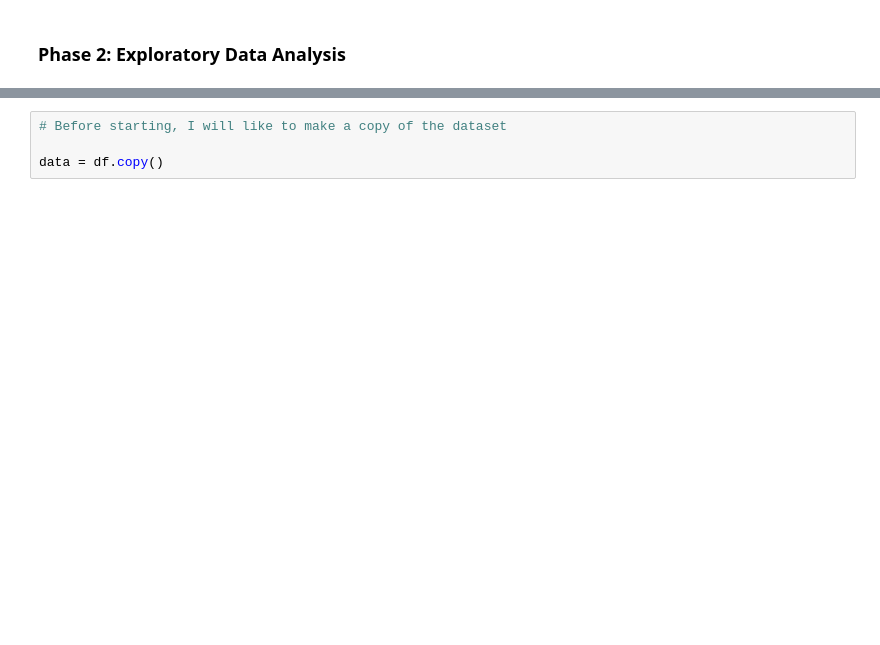
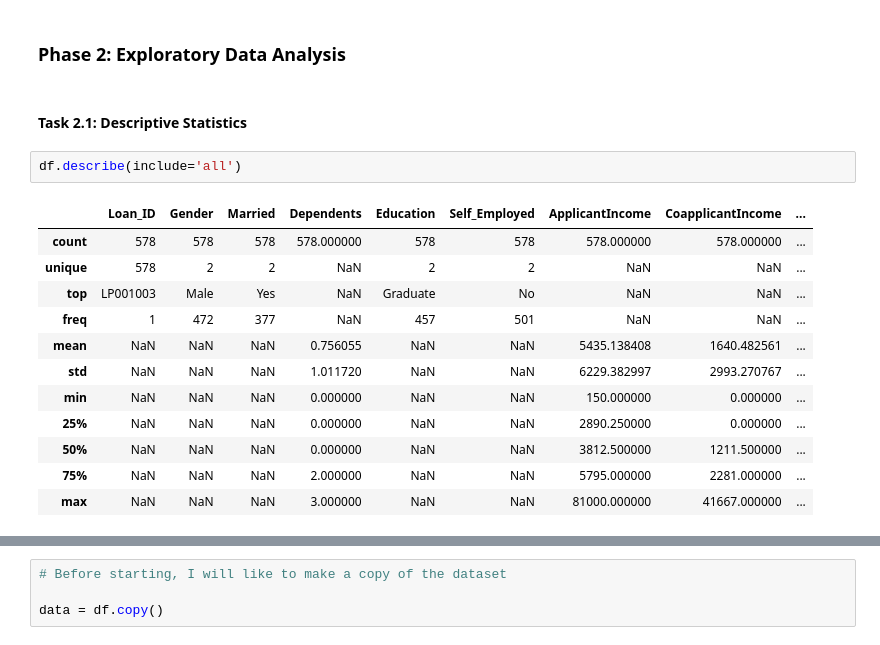
Before and after one commit to Adelegan-JD/TASKS, a Jupyter notebook: Week_11/adelegan_deborah_task_25.ipynb, the cells around one changed output, grey strips where cells are left out. Drawn from its saved outputs; the diff is of its cells as text; blank space fills up the shorter version.

```diff
--- a/Week_11/adelegan_deborah_task_25.ipynb
+++ b/Week_11/adelegan_deborah_task_25.ipynb
@@ -246,2 +284,19 @@ df['CoapplicantIncome'] = df['CoapplicantIncome'].astype('float64')
 # %% [markdown]
 ### **Phase 2**: Exploratory Data Analysis
+# %% [markdown]
+#### **Task 2.1**: Descriptive Statistics
+# %%
+df.describe(include='all')
+# %% [output]
+|  | Loan_ID | Gender | Married | Dependents | Education | Self_Employed | ApplicantIncome | CoapplicantIncome | ... |
+| count | 578 | 578 | 578 | 578.000000 | 578 | 578 | 578.000000 | 578.000000 | ... |
+| unique | 578 | 2 | 2 | NaN | 2 | 2 | NaN | NaN | ... |
+| top | LP001003 | Male | Yes | NaN | Graduate | No | NaN | NaN | ... |
+| freq | 1 | 472 | 377 | NaN | 457 | 501 | NaN | NaN | ... |
+| mean | NaN | NaN | NaN | 0.756055 | NaN | NaN | 5435.138408 | 1640.482561 | ... |
+| std | NaN | NaN | NaN | 1.011720 | NaN | NaN | 6229.382997 | 2993.270767 | ... |
+| min | NaN | NaN | NaN | 0.000000 | NaN | NaN | 150.000000 | 0.000000 | ... |
+| 25% | NaN | NaN | NaN | 0.000000 | NaN | NaN | 2890.250000 | 0.000000 | ... |
+| 50% | NaN | NaN | NaN | 0.000000 | NaN | NaN | 3812.500000 | 1211.500000 | ... |
+| 75% | NaN | NaN | NaN | 2.000000 | NaN | NaN | 5795.000000 | 2281.000000 | ... |
+| max | NaN | NaN | NaN | 3.000000 | NaN | NaN | 81000.000000 | 41667.000000 | ... |
```
Also changed, not shown: parts of 13 cells of this notebook.
